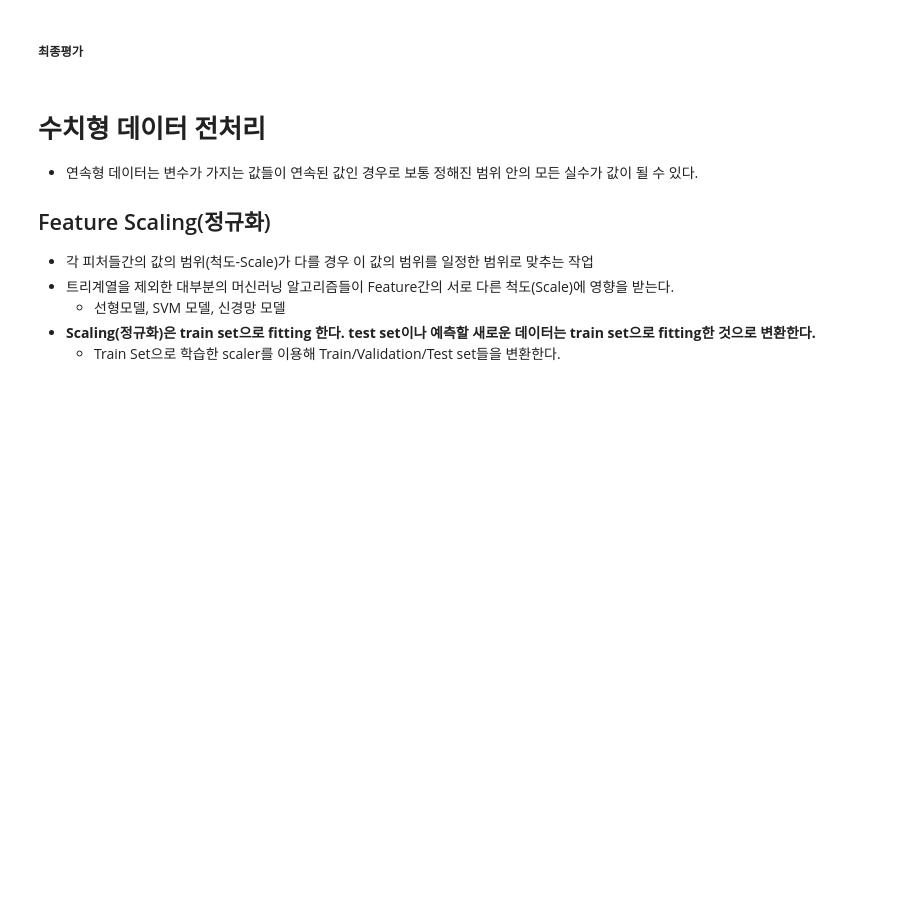
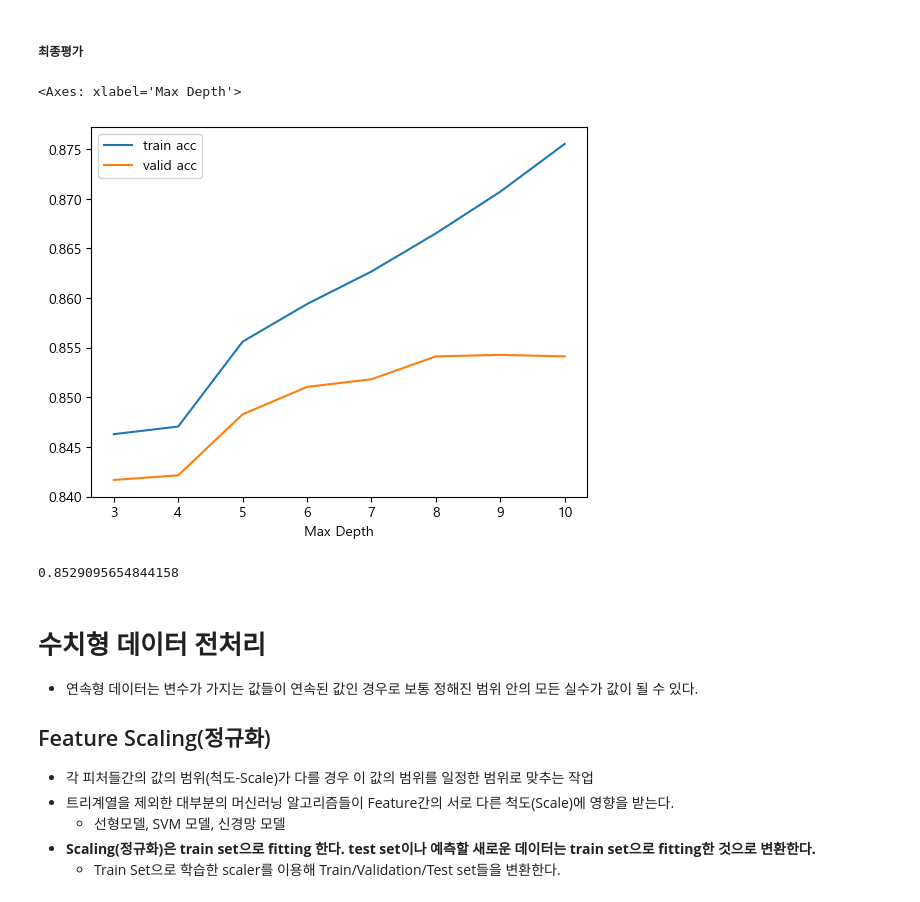
Before and after one commit to ksryong0/SKN21, a Jupyter notebook: 06_machine_learning/04_데이터_전처리.ipynb, the cells around one changed output. Cells and saved outputs as stored; diff of their text form; code cells hidden in the pictures; blank space fills up the shorter version.

```diff
--- a/06_machine_learning/04_데이터_전처리.ipynb
+++ b/06_machine_learning/04_데이터_전처리.ipynb
@@ -861,0 +935,9 @@ ohe = OneHotEncoder()
+# %%
+# type(cate_features)
+# one hot encoding한 범주형 feature들과 수치형 feature들을 합치기.
+X = np.concatenate(
+    [cate_features, df[number_columns].values],
+    axis=1
+)
+
+X.shape, y.shape
@@ -865,0 +955,4 @@ ohe = OneHotEncoder()
+# %%
+X_train, X_test, y_train, y_test = train_test_split(X, y, test_size=0.2, stratify=y, random_state=0)
+X_train, X_val, y_train, y_val = train_test_split(X_train, y_train, test_size=0.25, stratify=y_train, random_state=0)
+X_train.shape, X_val.shape, y_train.shape, y_val.shape
@@ -869,2 +964,27 @@ ohe = OneHotEncoder()
 - 학습
 - 검증
+# %%
+max_depth_list = list(range(3,11))
+
+result_train = list()
+result_val = list()
+for max_depth in max_depth_list:
+    #1. 모델 생성
+    model = DecisionTreeClassifier(max_depth=max_depth, random_state=0)
+    #2. trainset으로 학습
+    model.fit(X_train, y_train)
+    #3. 검증
+    # 추론
+    pred_train = model.predict(X_train)
+    pred_val = model.predict(X_val)
+    # 검증
+    result_train.append(accuracy_score(y_train, pred_train))
+    result_val.append(accuracy_score(y_val, pred_val))
+# %%
+result_df = pd.DataFrame({
+    "train acc": result_train,
+    "valid acc": result_val
+})
+result_df.index = range(3, len(result_train)+3)
+result_df.rename_axis(mapper="Max Depth", axis=0, inplace=True) #rename_axis:컬럼명이나 인덱스 이름에 대해 무슨값인지 알려주는거. alias랑 비슷한듯.
+result_df
@@ -871,5 +1002,19 @@ ohe = OneHotEncoder()
 # %% [markdown]
 ##### 최종평가
+# %%
+result_df.plot()
+# 그래프 그리는 함수 뒤에 세미콜론을 찍으면 print문에 나오는 결과값이 안나옴
+# plt.show()
+# %% [output]
+<Axes: xlabel='Max Depth'>
+[figure, added]
+# %%
+# 제일 좋은 하이퍼파라미터로 모델 생성하고 재학습
+best_model = DecisionTreeClassifier(max_depth=9, random_state=0)
+best_model.fit(X_train, y_train)
+accuracy_score(y_test, best_model.predict(X_test))
+# %% [output]
+0.8529095654844158
 # %% [markdown]
 # 수치형 데이터 전처리
 
```
Also changed, not shown: parts of 12 cells of this notebook, 3 other files.
